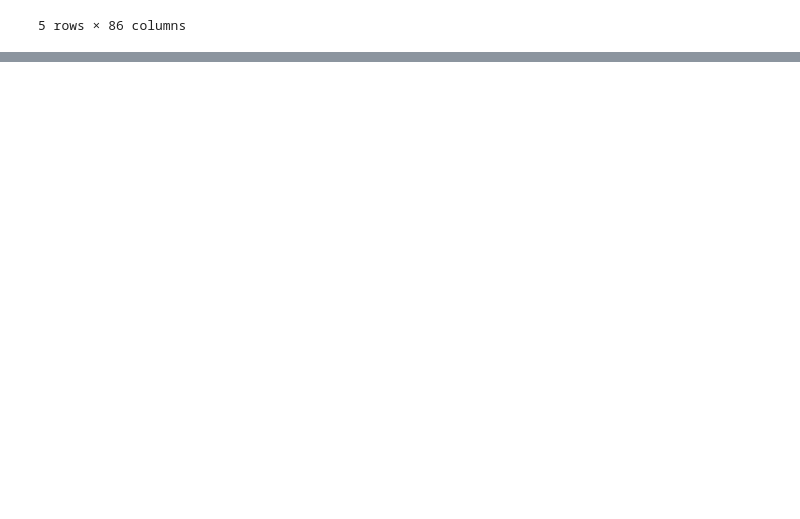
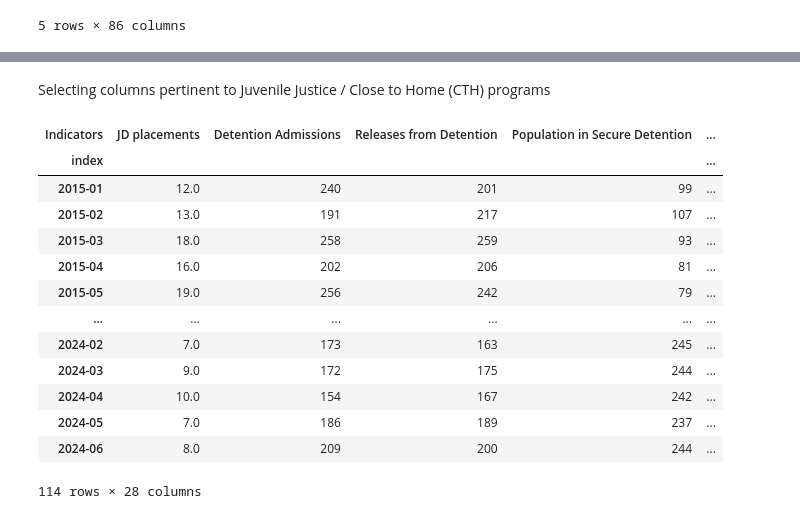
Before and after one commit to WilliamHallPortfolio/ACS_Juvenile_Justice_Project, a Jupyter notebook: ACS and JJ.ipynb, the cells around one changed output, grey strips where cells are left out. Saved outputs shown, nothing was run; the diff lists cells and outputs as text; code cells hidden in the pictures; blank space fills up the shorter version.

```diff
--- a/ACS and JJ.ipynb
+++ b/ACS and JJ.ipynb
@@ -79,0 +69,5 @@ df.head()
+# %%
+df_reset = df.reset_index()
+df_reset['index'] = pd.to_datetime(df_reset['index'], format='%B %Y').dt.strftime('%Y-%m')
+df_reset.set_index('index', inplace=True)
+df = df_reset
@@ -79,0 +76,3 @@ df.head()
+# %%
+df = df.apply(lambda x: pd.to_numeric(x.str.replace(',', ''), errors='coerce') if x.name != 'Indicators' else x)
+df.head()
@@ -79,0 +90,3 @@ df.head()
+# %%
+df.columns = df.columns.str.strip()
+df.columns
@@ -79,0 +111,32 @@ df.head()
+# %% [markdown]
+Selecting columns pertinent to Juvenile Justice / Close to Home (CTH) programs
+# %%
+df_jj = df[['JD placements','Detention Admissions', 'Releases from Detention',
+       'Population in Secure Detention',
+       'Population Specialized Juvenile detention',
+       'Population Non-Secure Detention', 'Average daily population AO',
+       'Average daily population JD', 'Average daily population JO',
+       'Average daily population pre-Raise the Age',
+       'Average daily population Other', 'NSP admits', 'LSP admits',
+       'CTH admissions Total', 'NSP General Male', 'NSP General Female',
+       'NSP Specialized Male', 'NSP Specialized Female', 'NSP TFCO',
+       'NSP Other', 'LSP Male', 'LSP Female',
+       'LSP Intensive Support Male/Female', 'Total CTH', 'NSP Total',
+       'LSP Total', 'Release from CTH Placement to Aftercare',
+       'CTH Aftercare Census']]
+df_jj
+# %% [output]
+| Indicators | JD placements | Detention Admissions | Releases from Detention | Population in Secure Detention | ... |
+| index |  |  |  |  | ... |
+| 2015-01 | 12.0 | 240 | 201 | 99 | ... |
+| 2015-02 | 13.0 | 191 | 217 | 107 | ... |
+| 2015-03 | 18.0 | 258 | 259 | 93 | ... |
+| 2015-04 | 16.0 | 202 | 206 | 81 | ... |
+| 2015-05 | 19.0 | 256 | 242 | 79 | ... |
+| ... | ... | ... | ... | ... | ... |
+| 2024-02 | 7.0 | 173 | 163 | 245 | ... |
+| 2024-03 | 9.0 | 172 | 175 | 244 | ... |
+| 2024-04 | 10.0 | 154 | 167 | 242 | ... |
+| 2024-05 | 7.0 | 186 | 189 | 237 | ... |
+| 2024-06 | 8.0 | 209 | 200 | 244 | ... |
+114 rows × 28 columns
```
Also changed, not shown: parts of 16 cells of this notebook.
